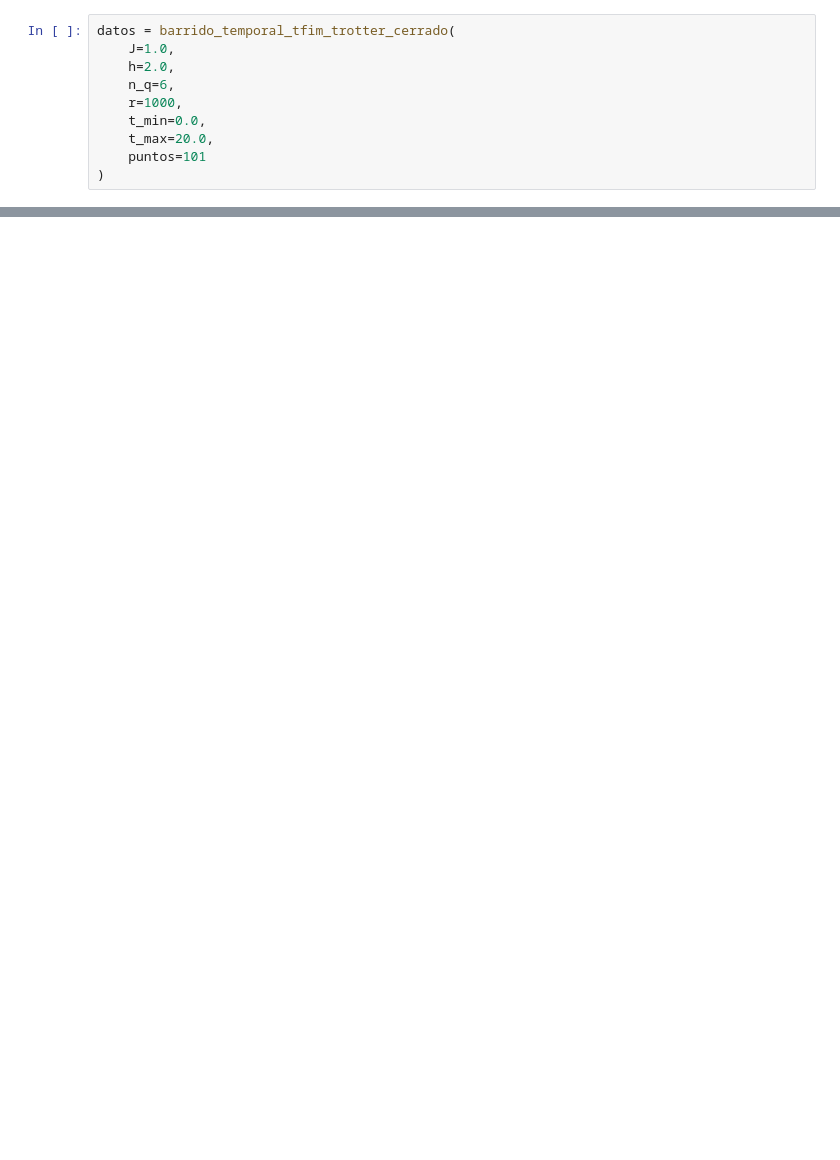
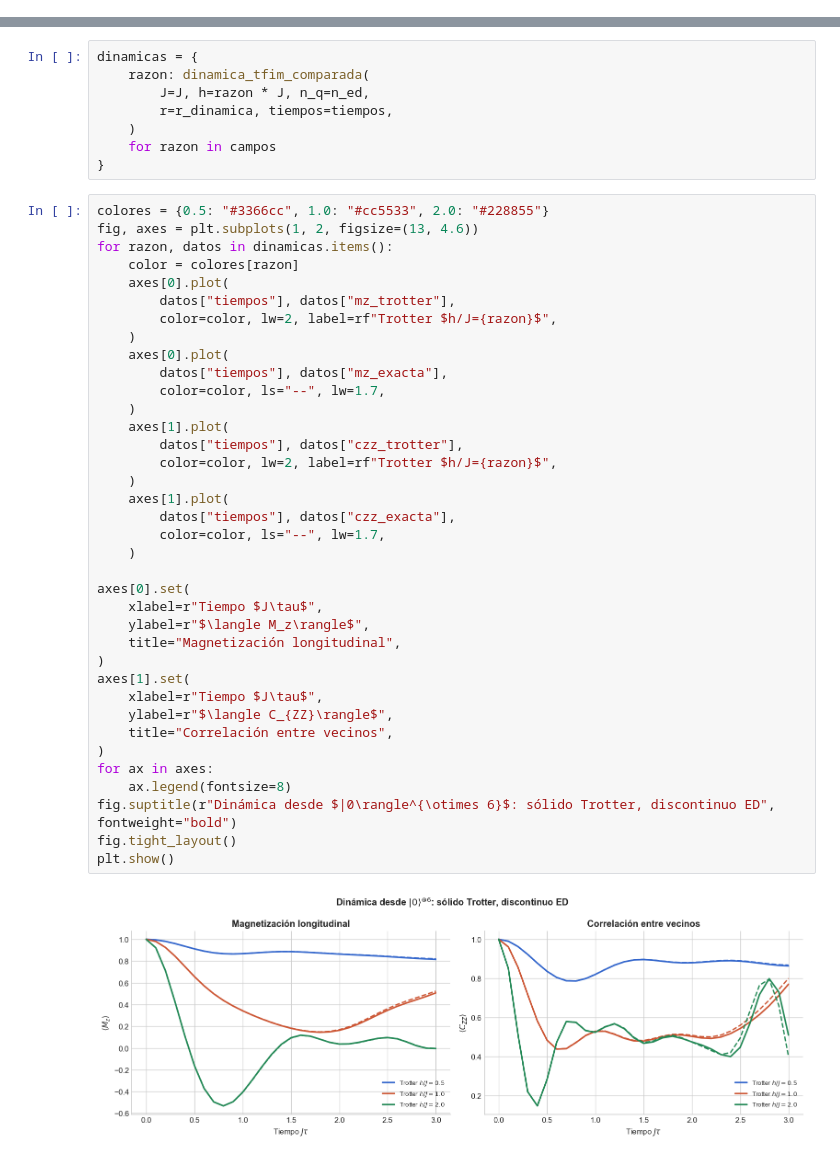
Before and after one commit to BenSanHer/Quantathon-Notebooks-Teoricos, a Jupyter notebook: Implementación reto 1/Implementacion del sistema.ipynb, the cells around one changed output, grey strips where cells are left out. Drawn from its saved outputs; the diff is of its cells as text; blank space fills up the shorter version.

```diff
--- a/Implementación reto 1/Implementacion del sistema.ipynb
+++ b/Implementación reto 1/Implementacion del sistema.ipynb
@@ -311,10 +0,0 @@ Ahora veamos como evoluciona el estado:
-# %%
-datos = barrido_temporal_tfim_trotter_cerrado(
-    J=1.0,
-    h=2.0,
-    n_q=6,
-    r=1000,
-    t_min=0.0,
-    t_max=20.0,
-    puntos=101
-)
@@ -910,0 +230,47 @@ plt.show()
+# %%
+dinamicas = {
+    razon: dinamica_tfim_comparada(
+        J=J, h=razon * J, n_q=n_ed,
+        r=r_dinamica, tiempos=tiempos,
+    )
+    for razon in campos
+}
+# %%
+colores = {0.5: "#3366cc", 1.0: "#cc5533", 2.0: "#228855"}
+fig, axes = plt.subplots(1, 2, figsize=(13, 4.6))
+for razon, datos in dinamicas.items():
+    color = colores[razon]
+    axes[0].plot(
+        datos["tiempos"], datos["mz_trotter"],
+        color=color, lw=2, label=rf"Trotter $h/J={razon}$",
+    )
+    axes[0].plot(
+        datos["tiempos"], datos["mz_exacta"],
+        color=color, ls="--", lw=1.7,
+    )
+    axes[1].plot(
+        datos["tiempos"], datos["czz_trotter"],
+        color=color, lw=2, label=rf"Trotter $h/J={razon}$",
+    )
+    axes[1].plot(
+        datos["tiempos"], datos["czz_exacta"],
+        color=color, ls="--", lw=1.7,
+    )
+
+axes[0].set(
+    xlabel=r"Tiempo $J\tau$",
+    ylabel=r"$\langle M_z\rangle$",
+    title="Magnetización longitudinal",
+)
+axes[1].set(
+    xlabel=r"Tiempo $J\tau$",
+    ylabel=r"$\langle C_{ZZ}\rangle$",
+    title="Correlación entre vecinos",
+)
+for ax in axes:
+    ax.legend(fontsize=8)
+fig.suptitle(r"Dinámica desde $|0\rangle^{\otimes 6}$: sólido Trotter, discontinuo ED", fontweight="bold")
+fig.tight_layout()
+plt.show()
+# %% [output]
+[figure, added]
```
Also changed, not shown: parts of 68 cells of this notebook, 1 other file.
